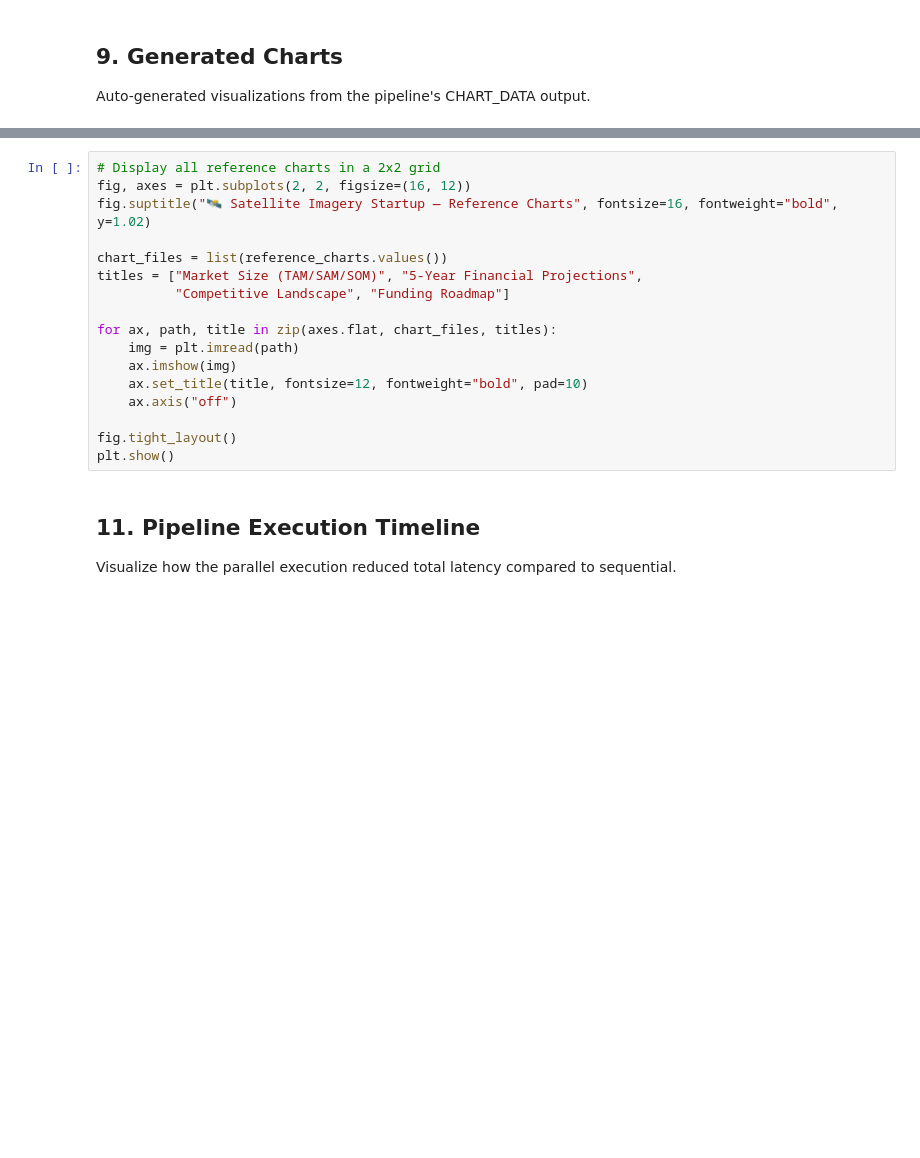
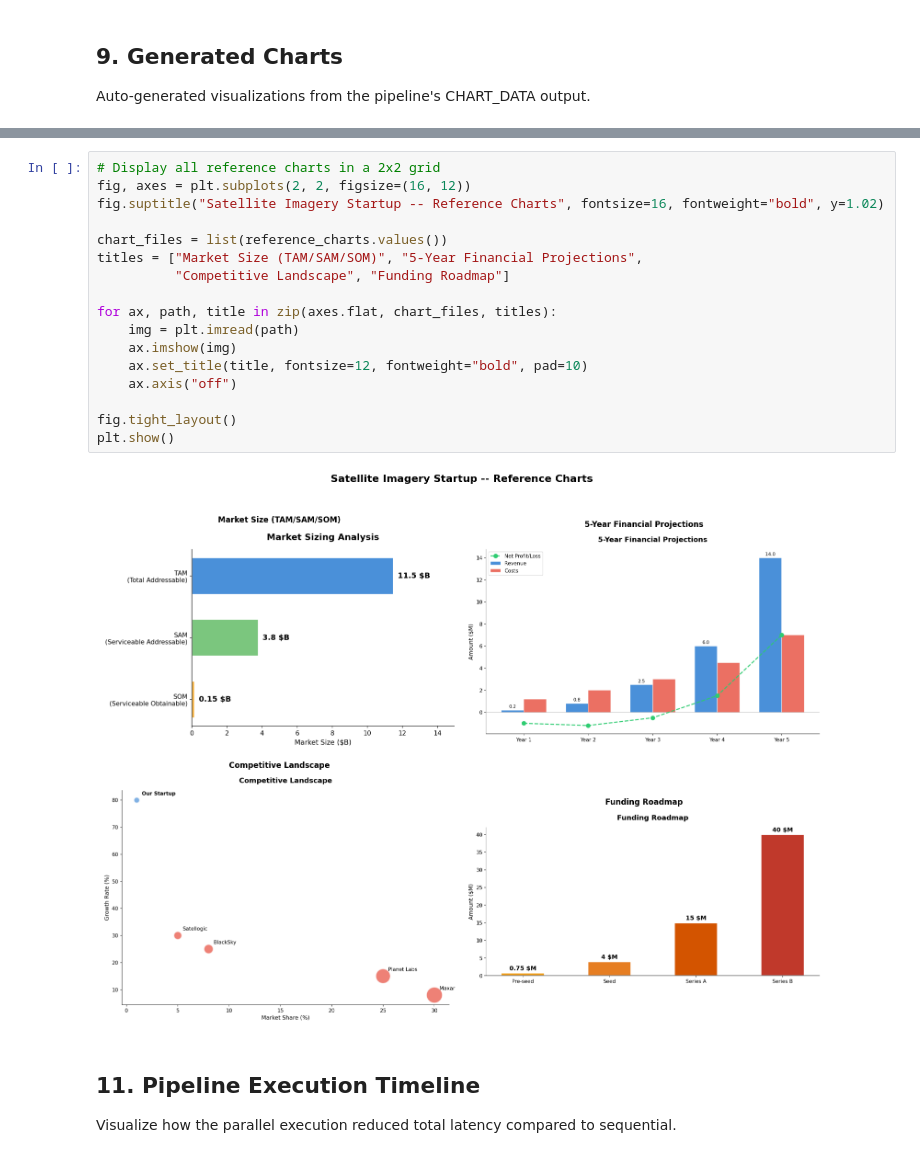
Before and after one commit to soumendu-11/parallel-agent-startup-planner, a Jupyter notebook: notebook/startup_planner.ipynb, the cells around one changed output, grey strips where cells are left out. Drawn from its saved outputs; the diff is of its cells as text; blank space fills up the shorter version.

```diff
--- a/notebook/startup_planner.ipynb
+++ b/notebook/startup_planner.ipynb
@@ -689,20 +794,22 @@ for name, path in reference_charts.items():
 # %%
 # Display all reference charts in a 2x2 grid
 fig, axes = plt.subplots(2, 2, figsize=(16, 12))
-fig.suptitle("🛰️ Satellite Imagery Startup — Reference Charts", fontsize=16, fontweight="bold", y=1.02)
+fig.suptitle("Satellite Imagery Startup -- Reference Charts", fontsize=16, fontweight="bold", y=1.02)
 
 chart_files = list(reference_charts.values())
 titles = ["Market Size (TAM/SAM/SOM)", "5-Year Financial Projections",
           "Competitive Landscape", "Funding Roadmap"]
 
 for ax, path, title in zip(axes.flat, chart_files, titles):
     img = plt.imread(path)
     ax.imshow(img)
     ax.set_title(title, fontsize=12, fontweight="bold", pad=10)
     ax.axis("off")
 
 fig.tight_layout()
 plt.show()
+# %% [output]
+[figure, added]
 # %% [markdown]
 ## 11. Pipeline Execution Timeline
 
```
Also changed, not shown: parts of 21 cells of this notebook, 10 other files.
